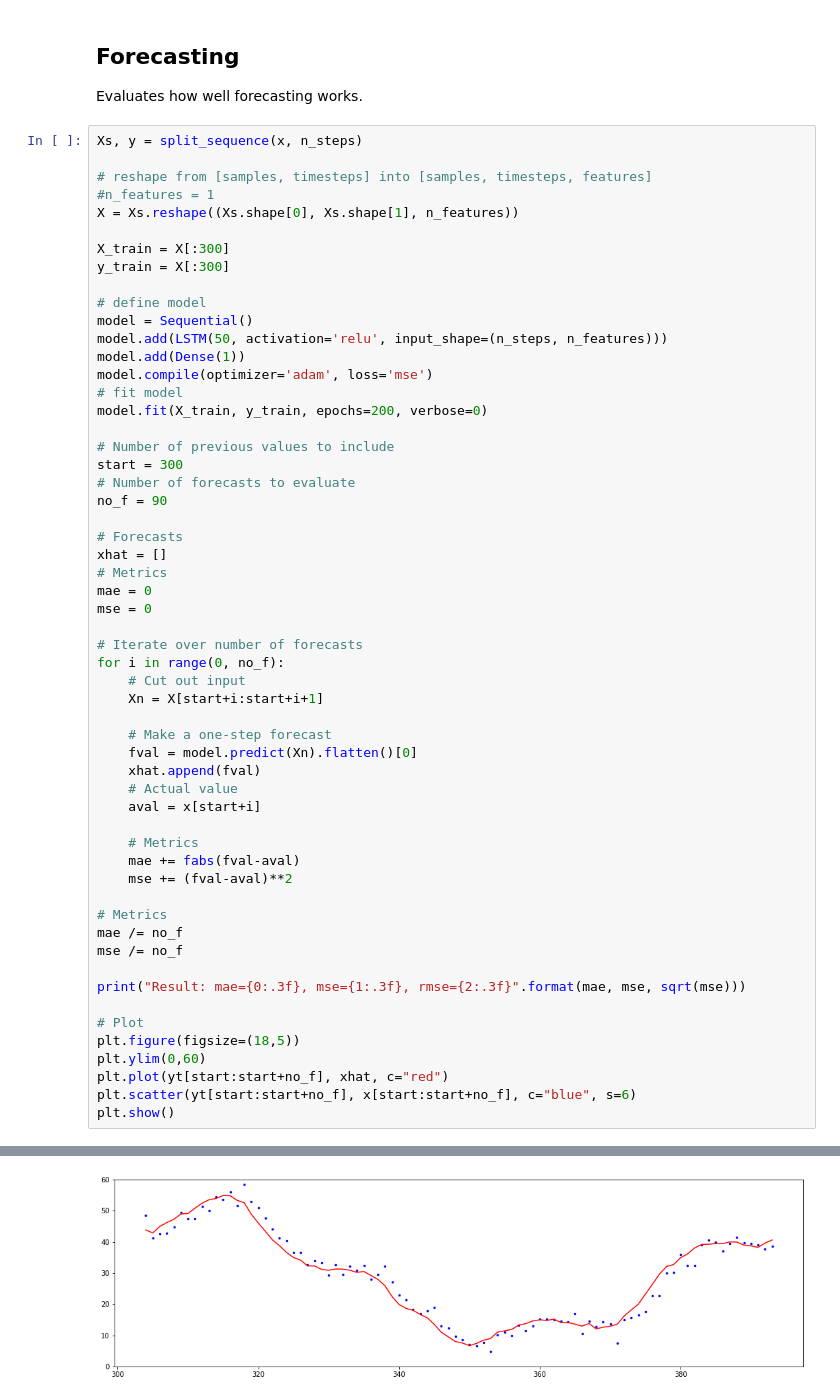
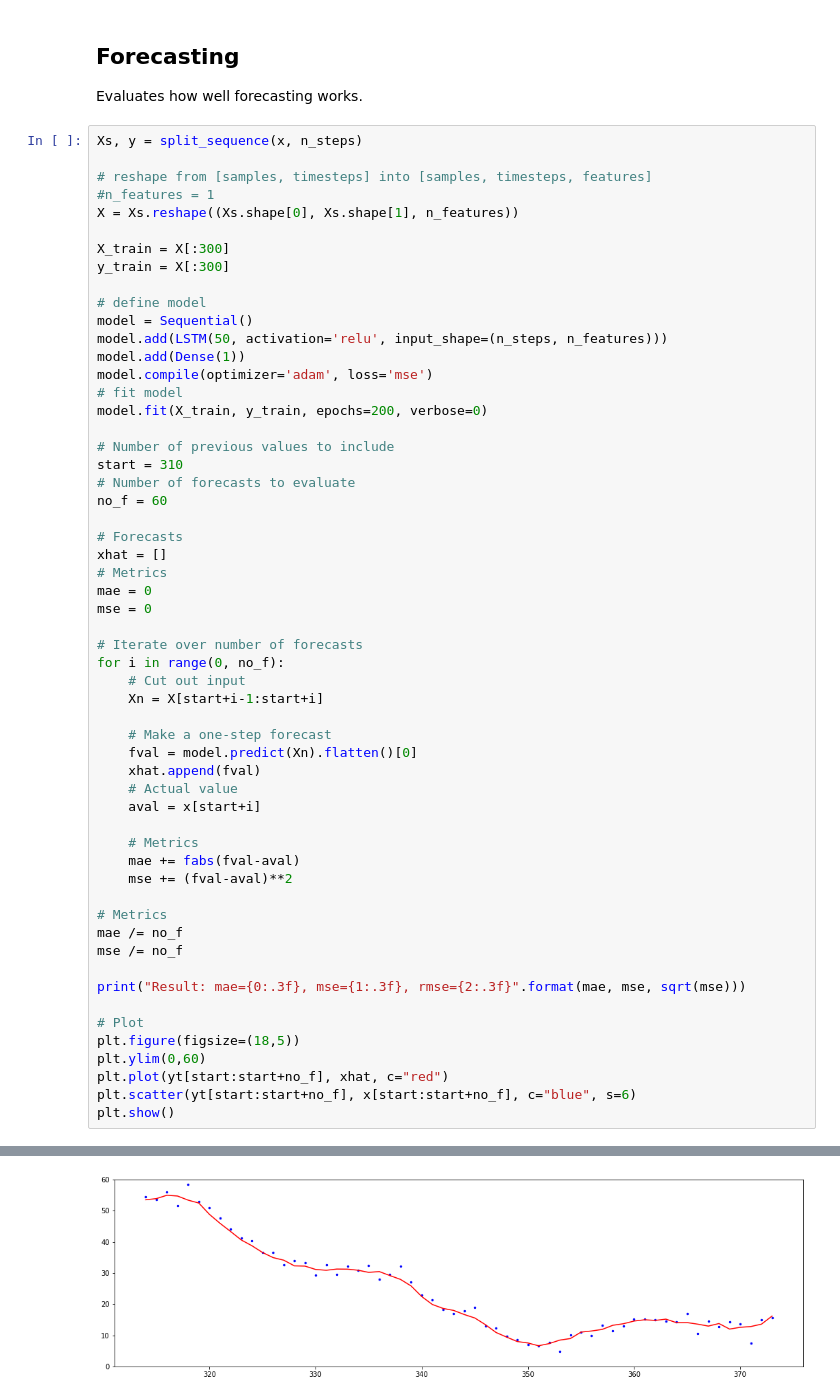
Before and after one commit to jhagelback/ml-sk, a Jupyter notebook: sklearn/LSTM Time Series Forecasting.ipynb, the cells around one changed output, grey strips where cells are left out. Saved outputs shown, nothing was run; the diff lists cells and outputs as text.

```diff
--- a/sklearn/LSTM Time Series Forecasting.ipynb
+++ b/sklearn/LSTM Time Series Forecasting.ipynb
@@ -171,9 +171,9 @@ model.compile(optimizer='adam', loss='mse')
 model.fit(X_train, y_train, epochs=200, verbose=0)
 
 # Number of previous values to include
-start = 300
+start = 310
 # Number of forecasts to evaluate
-no_f = 90
+no_f = 60
 
 # Forecasts
 xhat = []
@@ -184,7 +184,7 @@ mse = 0
 # Iterate over number of forecasts
 for i in range(0, no_f):
     # Cut out input
-    Xn = X[start+i:start+i+1]
+    Xn = X[start+i-1:start+i]
 
     # Make a one-step forecast
     fval = model.predict(Xn).flatten()[0]
@@ -213 +213 @@ Result: mae=2.134, mse=7.194, rmse=2.682
-[figure, old version]
+[figure, new version]
```
Also changed, not shown: parts of 4 cells of this notebook.
